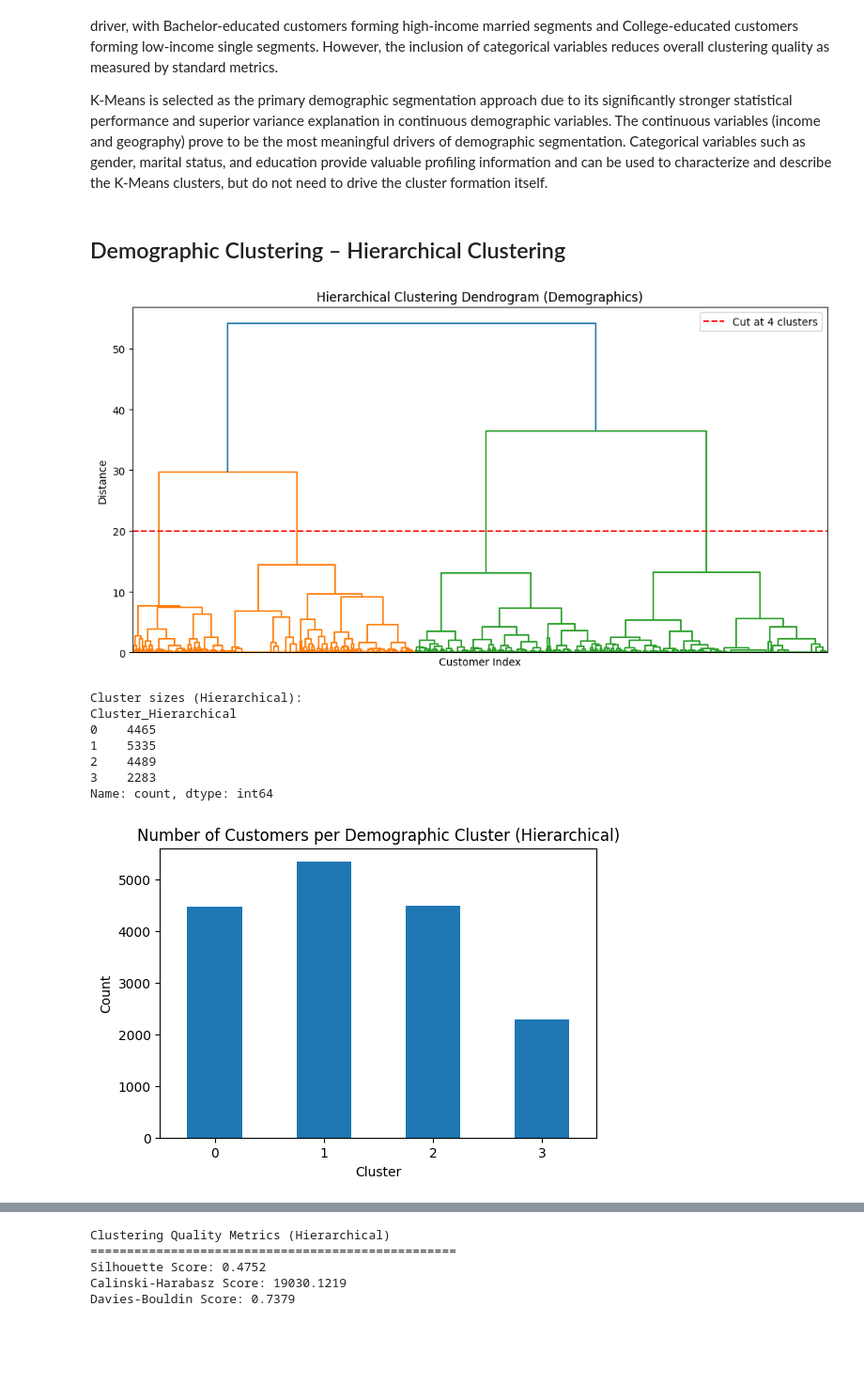
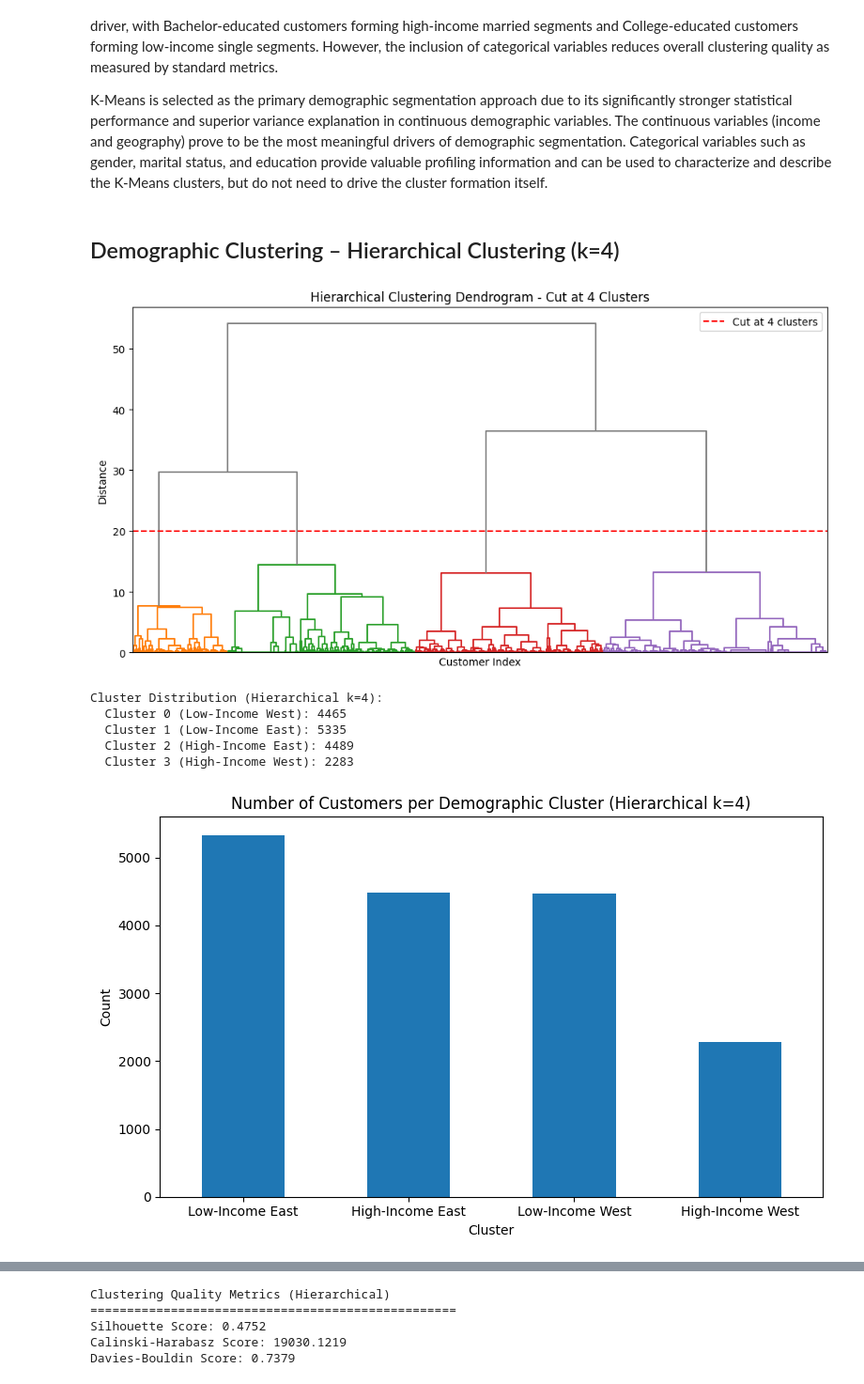
Before and after one commit to luisbdavila/Airline_Customer_Segmentation_DataMining_Project_Python, a Jupyter notebook: Final_delivery/Code/demographic.ipynb, the cells around one changed output, grey strips where cells are left out. Shown at 94% size. Cells and saved outputs as stored; diff of their text form; code cells hidden in the pictures; blank space fills up the shorter version.

```diff
--- a/Final_delivery/Code/demographic.ipynb
+++ b/Final_delivery/Code/demographic.ipynb
@@ -166,4 +165,8 @@ df_demo_ceiled['Cluster'] = demo_clusters
 # %%
 cluster_counts = df_demo_ceiled['Cluster'].value_counts().sort_index()
-cluster_counts
+print("Cluster Distribution:")
+for cluster_num in cluster_counts.index:
+    cluster_name = cluster_name_mapping[cluster_num]
+    count = cluster_counts[cluster_num]
+    print(f"  Cluster {cluster_num} ({cluster_name}): {count}")
 # %% [output]
@@ -246,13 +300,0 @@ Gender distribution is relatively balanced across all clusters (49-52% female).
-# %%
-# Assign descriptive names to K-Means clusters
-cluster_names = {
-    0: 'Low-Income East',
-    1: 'High-Income West',
-    2: 'Low-Income West',
-    3: 'High-Income East'
-}
-
-df_demo_ceiled['Cluster_Name'] = df_demo_ceiled['Cluster'].map(cluster_names)
-
-print("Cluster Names and Sizes:")
-print(df_demo_ceiled['Cluster_Name'].value_counts())
@@ -640,49 +741,55 @@ The comparison reveals distinct trade-offs between the two approaches:
 
 K-Means is selected as the primary demographic segmentation approach due to its significantly stronger statistical performance and superior variance explanation in continuous demographic variables. The continuous variables (income and geography) prove to be the most meaningful drivers of demographic segmentation. Categorical variables such as gender, marital status, and education provide valuable profiling information and can be used to characterize and describe the K-Means clusters, but do not need to drive the cluster formation itself.
 # %% [markdown]
-## Demographic Clustering – Hierarchical Clustering
+## Demographic Clustering – Hierarchical Clustering (k=4)
 # %%
 # Create linkage matrix for dendrogram
 linkage_matrix = linkage(X_demo_scaled, method='ward')
 
-# Plot dendrogram
+# Plot dendrogram with cut at 4 clusters
 plt.figure(figsize=(12, 6))
-dendrogram(linkage_matrix, no_labels=True, color_threshold=None)
-plt.title('Hierarchical Clustering Dendrogram (Demographics)')
+dendrogram(linkage_matrix, no_labels=True, color_threshold=20, above_threshold_color='gray')
+plt.title('Hierarchical Clustering Dendrogram - Cut at 4 Clusters')
 plt.xlabel('Customer Index')
 plt.ylabel('Distance')
 plt.axhline(y=20, color='r', linestyle='--', label='Cut at 4 clusters')
 plt.legend()
 plt.show()
 # %% [output]
-[figure, old version]
+[figure, new version]
 # %%
-# Fit Hierarchical Clustering with k=4
-hierarchical = AgglomerativeClustering(n_clusters=4, linkage='ward')
-clusters_hierarchical = hierarchical.fit_predict(X_demo_scaled)
+# Create names for Hierarchical k=4 clusters
+hier_4_cluster_names = {
+    0: 'Low-Income West',
+    1: 'Low-Income East',
+    2: 'High-Income East',
+    3: 'High-Income West'
+}
 
-df_demo_ceiled['Cluster_Hierarchical'] = clusters_hierarchical
+df_demo_ceiled['Cluster_Hierarchical_4_Name'] = df_demo_ceiled['Cluster_Hierarchical_4'].map(hier_4_cluster_names)
 
 # Cluster size distribution
-cluster_counts_hier = df_demo_ceiled['Cluster_Hierarchical'].value_counts().sort_index()
-print("Cluster sizes (Hierarchical):")
-print(cluster_counts_hier)
+print("\nCluster Distribution (Hierarchical k=4):")
+for cluster_num in sorted(df_demo_ceiled['Cluster_Hierarchical_4'].unique()):
+    cluster_name = hier_4_cluster_names[cluster_num]
+    count = (df_demo_ceiled['Cluster_Hierarchical_4'] == cluster_num).sum()
+    print(f"  Cluster {cluster_num} ({cluster_name}): {count}")
 
-# Visualize cluster sizes
-cluster_counts_hier.plot(kind='bar', figsize=(6,4))
-plt.title('Number of Customers per Demographic Cluster (Hierarchical)')
+# Visualize with names
+cluster_hier_4_name_counts = df_demo_ceiled['Cluster_Hierarchical_4_Name'].value_counts()
+cluster_hier_4_name_counts.plot(kind='bar', figsize=(8,5))
+plt.title('Number of Customers per Demographic Cluster (Hierarchical k=4)')
 plt.xlabel('Cluster')
 plt.ylabel('Count')
-plt.xticks(rotation=0)
+plt.xticks(rotation=0, ha='center')
+plt.tight_layout()
 plt.show()
 # %% [output]
-Cluster sizes (Hierarchical):
-Cluster_Hierarchical
-0    4465
-1    5335
-2    4489
-3    2283
-Name: count, dtype: int64
+Cluster Distribution (Hierarchical k=4):
+  Cluster 0 (Low-Income West): 4465
+  Cluster 1 (Low-Income East): 5335
+  Cluster 2 (High-Income East): 4489
+  Cluster 3 (High-Income West): 2283
-[figure, old version]
+[figure, new version]
 # %%
 # Cluster profiling
```
Also changed, not shown: parts of 31 cells of this notebook.
